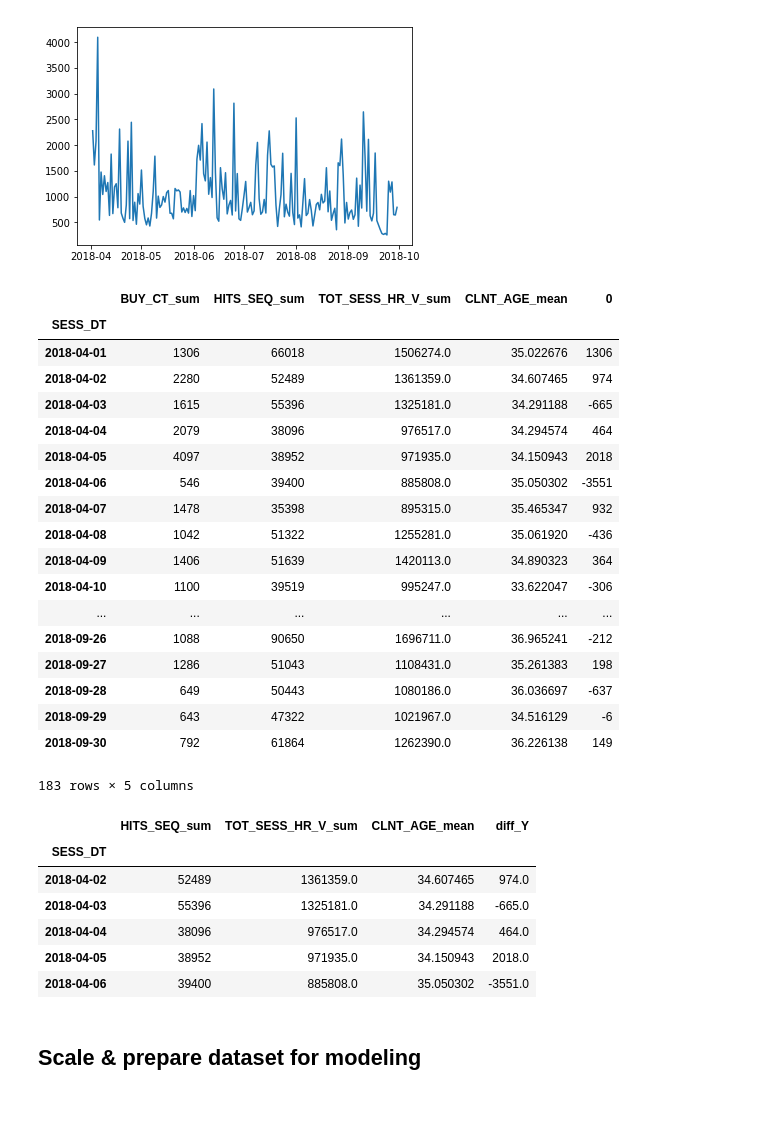
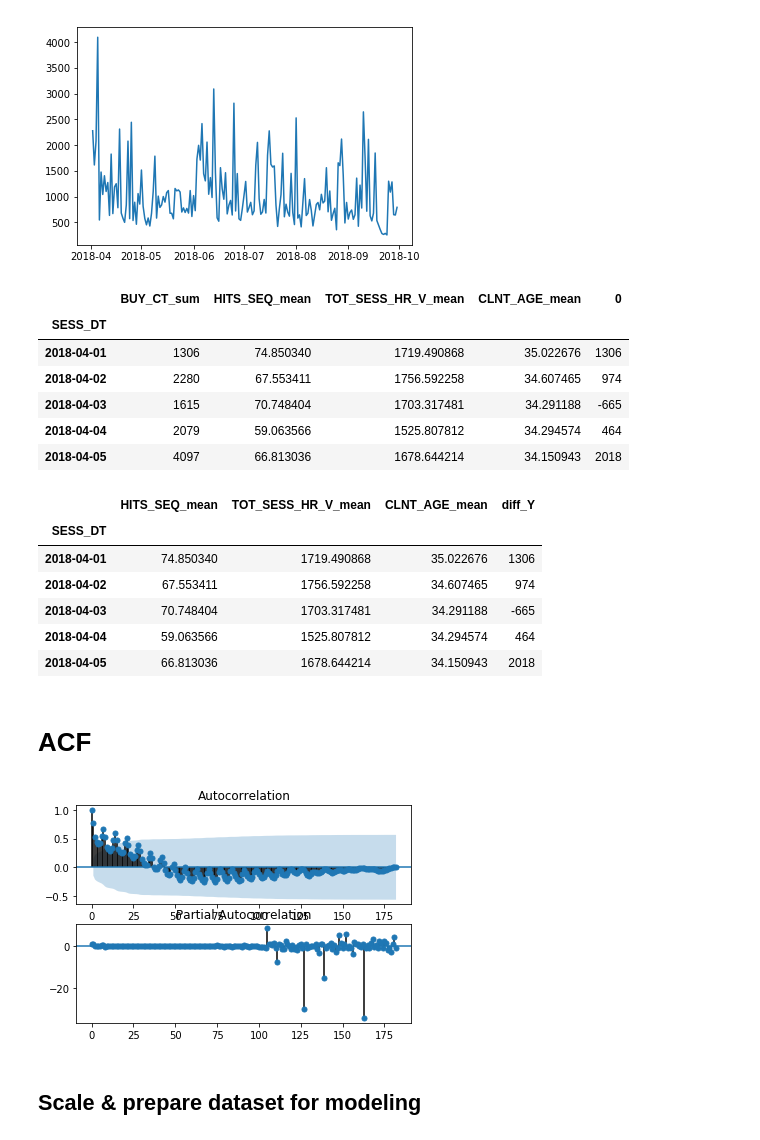
Before and after one commit to miniii222/-5th-L.point_bigdata_competiton, a Jupyter notebook: modeling/RNN_LSTM.ipynb, the cells around one changed output. Cells and saved outputs as stored; diff of their text form; code cells hidden in the pictures; blank space fills up the shorter version.

```diff
--- a/modeling/RNN_LSTM.ipynb
+++ b/modeling/RNN_LSTM.ipynb
@@ -42,7 +86,6 @@ custom.head()
 # %% [markdown]
 ## Session
 # %%
-session = pd.read_csv('new_session.csv', dtype={"CLNT_ID":np.str, "SESS_ID":np.str},thousands=",",
-                     usecols=[0,1,3,4,5,6,7])
+session = pd.read_csv('new_session.csv', dtype={"CLNT_ID":np.str, "SESS_ID":np.str},thousands=",")
 session.head()
 # %% [output]
@@ -96,0 +144,6 @@ m1.head()
+# %%
+#페이지 뷰당 머문 세션 시간
+m1['SESSHR_dividedby_VIEW']=m1['TOT_SESS_HR_V']/m1['TOT_PAG_VIEW_CT']
+# %%
+#구매 한번 당 결제 금액
+m1['AM_dividedby_CT']=m1['PD_BUY_AM']/m1['PD_BUY_CT']
@@ -110,8 +165,8 @@ class10=m1.loc[m1['CLAC0_NM']=='화장품/뷰티']
 # %%
 #Class1
 p1=class1['PD_BUY_CT'].groupby(class1['SESS_DT']).agg({'BUY_CT_sum': np.sum})
-p2=class1['HITS_SEQ'].groupby(class1['SESS_DT']).agg({'HITS_SEQ_sum': np.sum})
-p3=class1['TOT_SESS_HR_V'].groupby(class1['SESS_DT']).agg({'TOT_SESS_HR_V_sum':np.sum})
+p2=class1['HITS_SEQ'].groupby(class1['SESS_DT']).agg({'HITS_SEQ_mean': np.mean})
+p3=class1['TOT_SESS_HR_V'].groupby(class1['SESS_DT']).agg({'TOT_SESS_HR_V_mean':np.mean})
 p4=class1['CLNT_AGE'].groupby(class1['SESS_DT']).agg({'CLNT_AGE_mean':np.mean})
 mm1=pd.merge(p1,p2,on=['SESS_DT'],how='inner')
 mm2=pd.merge(mm1,p3,on=['SESS_DT'],how='inner')
@@ -370,26 +436,14 @@ pyplot.show()
 # %%
 diff=difference(Y)
 diff.index=Class1.index
-pd.concat([Class1,diff],axis=1)
+pd.concat([Class1,diff],axis=1).head()
 # %% [output]
-|  | BUY_CT_sum | HITS_SEQ_sum | TOT_SESS_HR_V_sum | CLNT_AGE_mean | 0 |
+|  | BUY_CT_sum | HITS_SEQ_mean | TOT_SESS_HR_V_mean | CLNT_AGE_mean | 0 |
 | SESS_DT |  |  |  |  |  |
-| 2018-04-01 | 1306 | 66018 | 1506274.0 | 35.022676 | 1306 |
-| 2018-04-02 | 2280 | 52489 | 1361359.0 | 34.607465 | 974 |
-| 2018-04-03 | 1615 | 55396 | 1325181.0 | 34.291188 | -665 |
-| 2018-04-04 | 2079 | 38096 | 976517.0 | 34.294574 | 464 |
-| 2018-04-05 | 4097 | 38952 | 971935.0 | 34.150943 | 2018 |
-| 2018-04-06 | 546 | 39400 | 885808.0 | 35.050302 | -3551 |
-| 2018-04-07 | 1478 | 35398 | 895315.0 | 35.465347 | 932 |
-| 2018-04-08 | 1042 | 51322 | 1255281.0 | 35.061920 | -436 |
-| 2018-04-09 | 1406 | 51639 | 1420113.0 | 34.890323 | 364 |
-| 2018-04-10 | 1100 | 39519 | 995247.0 | 33.622047 | -306 |
-| ... | ... | ... | ... | ... | ... |
-| 2018-09-26 | 1088 | 90650 | 1696711.0 | 36.965241 | -212 |
-| 2018-09-27 | 1286 | 51043 | 1108431.0 | 35.261383 | 198 |
-| 2018-09-28 | 649 | 50443 | 1080186.0 | 36.036697 | -637 |
-| 2018-09-29 | 643 | 47322 | 1021967.0 | 34.516129 | -6 |
-| 2018-09-30 | 792 | 61864 | 1262390.0 | 36.226138 | 149 |
+| 2018-04-01 | 1306 | 74.850340 | 1719.490868 | 35.022676 | 1306 |
+| 2018-04-02 | 2280 | 67.553411 | 1756.592258 | 34.607465 | 974 |
+| 2018-04-03 | 1615 | 70.748404 | 1703.317481 | 34.291188 | -665 |
+| 2018-04-04 | 2079 | 59.063566 | 1525.807812 | 34.294574 | 464 |
+| 2018-04-05 | 4097 | 66.813036 | 1678.644214 | 34.150943 | 2018 |
-183 rows × 5 columns
 # %%
 #make dataset 'df1' with diff
@@ -398,16 +452,32 @@ df1=pd.concat([Class1,diff],axis=1)[1:]
 # %%
 df1.rename(columns={0: 'diff_Y'}, inplace=True)
 #remove original Y
-df1=df1[['HITS_SEQ_sum', 'TOT_SESS_HR_V_sum', 'CLNT_AGE_mean','diff_Y']]
+df1=df1[['HITS_SEQ_mean', 'TOT_SESS_HR_V_mean', 'CLNT_AGE_mean','diff_Y']]
 df1.head()
 # %% [output]
-|  | HITS_SEQ_sum | TOT_SESS_HR_V_sum | CLNT_AGE_mean | diff_Y |
+|  | HITS_SEQ_mean | TOT_SESS_HR_V_mean | CLNT_AGE_mean | diff_Y |
 | SESS_DT |  |  |  |  |
-| 2018-04-02 | 52489 | 1361359.0 | 34.607465 | 974.0 |
-| 2018-04-03 | 55396 | 1325181.0 | 34.291188 | -665.0 |
-| 2018-04-04 | 38096 | 976517.0 | 34.294574 | 464.0 |
-| 2018-04-05 | 38952 | 971935.0 | 34.150943 | 2018.0 |
-| 2018-04-06 | 39400 | 885808.0 | 35.050302 | -3551.0 |
+| 2018-04-01 | 74.850340 | 1719.490868 | 35.022676 | 1306 |
+| 2018-04-02 | 67.553411 | 1756.592258 | 34.607465 | 974 |
+| 2018-04-03 | 70.748404 | 1703.317481 | 34.291188 | -665 |
+| 2018-04-04 | 59.063566 | 1525.807812 | 34.294574 | 464 |
+| 2018-04-05 | 66.813036 | 1678.644214 | 34.150943 | 2018 |
+# %% [markdown]
+# ACF
+# %%
+from pandas import Series
+from statsmodels.graphics.tsaplots import plot_acf
+from statsmodels.graphics.tsaplots import plot_pacf
+from matplotlib import pyplot
+series = Class4['BUY_CT_sum']
+pyplot.figure()
+pyplot.subplot(211)
+plot_acf(series, ax=pyplot.gca())
+pyplot.subplot(212)
+plot_pacf(series, ax=pyplot.gca())
+pyplot.show()
+# %% [output]
+[figure, added]
 # %% [markdown]
 ## Scale & prepare dataset for modeling
 # %%
```
Also changed, not shown: parts of 71 cells of this notebook.
